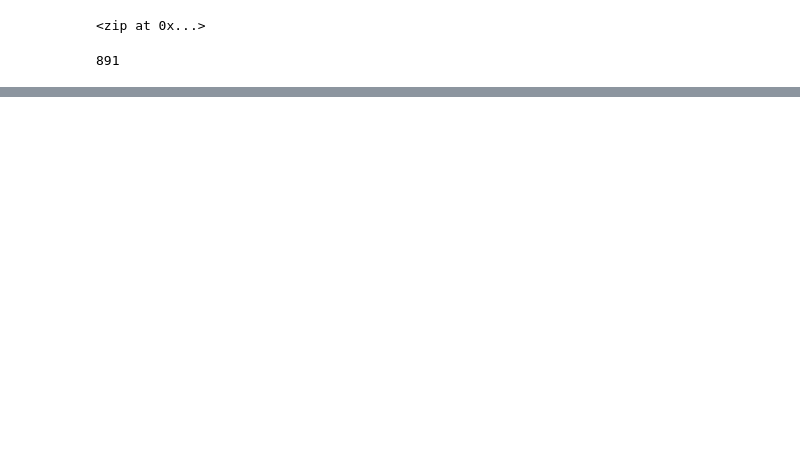
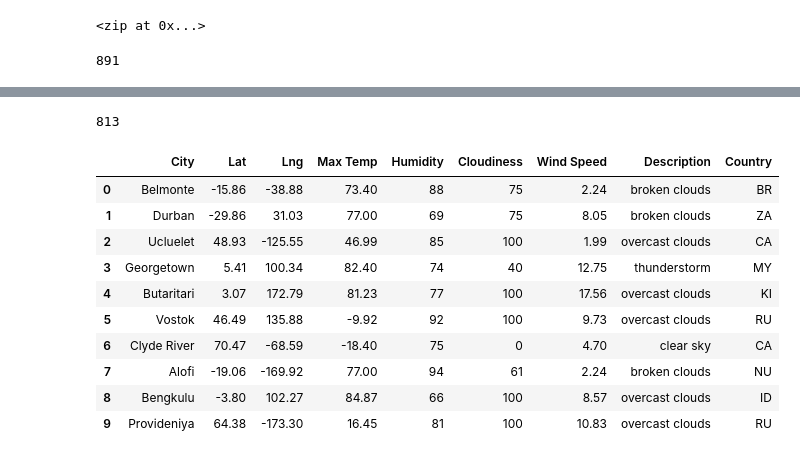
Before and after one commit to ArtTucker/World_Weather_Analysis, a Jupyter notebook: Weather_Database.ipynb, the cells around one changed output, grey strips where cells are left out. Cells and saved outputs as stored; diff of their text form; code cells hidden in the pictures; blank space fills up the shorter version.

Commit message:
Update Weather_Database.ipynb
Starter data for challenge
export city_data to csv

```diff
--- a/Weather_Database.ipynb
+++ b/Weather_Database.ipynb
@@ -81,9 +81,9 @@ for i, city in enumerate(cities):
         city_humidity = city_weather["main"]["humidity"]
         city_clouds = city_weather["clouds"]["all"]
         city_wind = city_weather["wind"]["speed"]
+        city_descrip = city_weather['weather'][0]['description']
         city_country = city_weather["sys"]["country"]
-        # Convert the date to ISO standard.
-        city_date = datetime.utcfromtimestamp(city_weather["dt"]).strftime('%Y-%m-%d %H:%M:%S')
+
         # Append the city information into city_data list.
         city_data.append({"City": city.title(),
                           "Lat": city_lat,
@@ -92,8 +92,8 @@ for i, city in enumerate(cities):
                           "Humidity": city_humidity,
                           "Cloudiness": city_clouds,
                           "Wind Speed": city_wind,
-                          "Country": city_country,
-                          "Date": city_date})
+                          "Description": city_descrip,
+                          "Country": city_country})
 # If an error is experienced, skip the city.
     except:
         print("City not found. Skipping...")
@@ -105,0 +124,20 @@ print("-----------------------------")
+# %%
+len(city_data)
+# %% [output]
+813
+# %%
+# Convert the array of dictionaries to a DataFrame
+city_data_df = pd.DataFrame(city_data)
+city_data_df.head(10)
+# %% [output]
+|  | City | Lat | Lng | Max Temp | Humidity | Cloudiness | Wind Speed | Description | Country |
+| 0 | Belmonte | -15.86 | -38.88 | 73.40 | 88 | 75 | 2.24 | broken clouds | BR |
+| 1 | Durban | -29.86 | 31.03 | 77.00 | 69 | 75 | 8.05 | broken clouds | ZA |
+| 2 | Ucluelet | 48.93 | -125.55 | 46.99 | 85 | 100 | 1.99 | overcast clouds | CA |
+| 3 | Georgetown | 5.41 | 100.34 | 82.40 | 74 | 40 | 12.75 | thunderstorm | MY |
+| 4 | Butaritari | 3.07 | 172.79 | 81.23 | 77 | 100 | 17.56 | overcast clouds | KI |
+| 5 | Vostok | 46.49 | 135.88 | -9.92 | 92 | 100 | 9.73 | overcast clouds | RU |
+| 6 | Clyde River | 70.47 | -68.59 | -18.40 | 75 | 0 | 4.70 | clear sky | CA |
+| 7 | Alofi | -19.06 | -169.92 | 77.00 | 94 | 61 | 2.24 | broken clouds | NU |
+| 8 | Bengkulu | -3.80 | 102.27 | 84.87 | 66 | 100 | 8.57 | overcast clouds | ID |
+| 9 | Provideniya | 64.38 | -173.30 | 16.45 | 81 | 100 | 10.83 | overcast clouds | RU |
```
Also changed, not shown: parts of 3 cells of this notebook.
